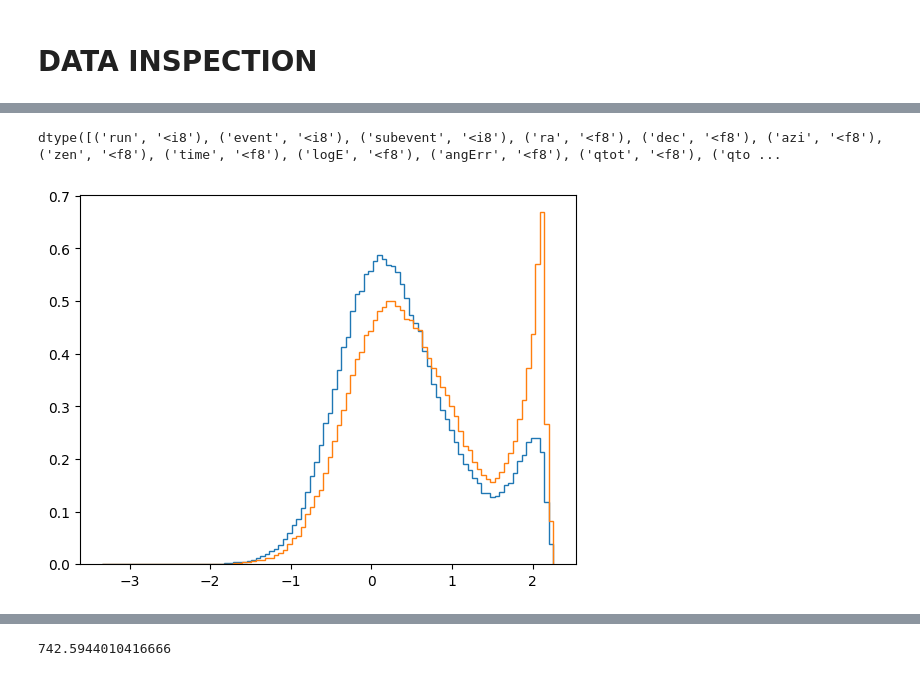
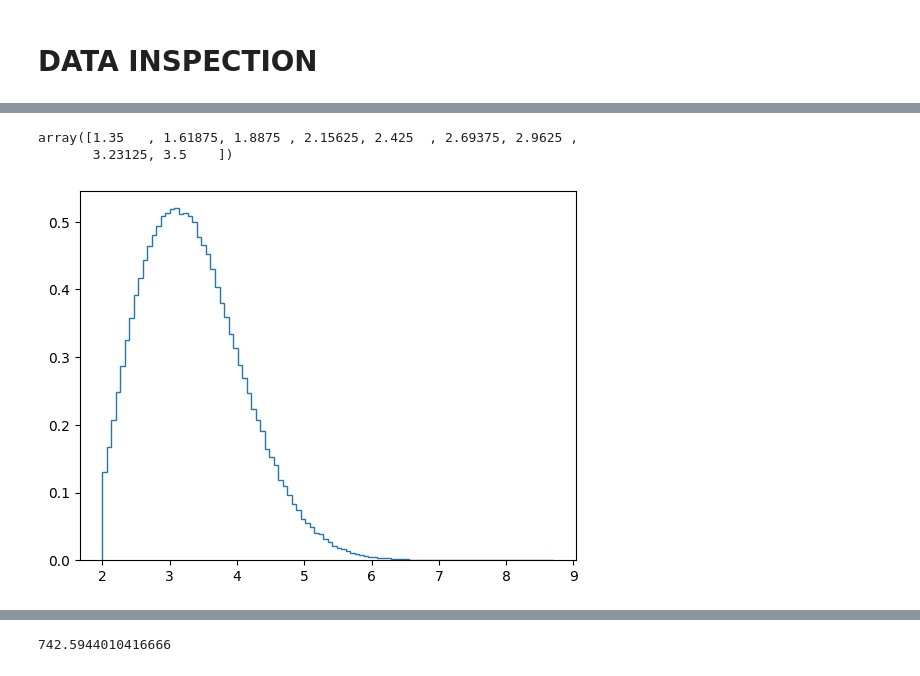
Before and after one commit to MACampana/BinnedTracks, a Jupyter notebook: NEW_BinnedAnalysis.ipynb, the cells around one changed output, grey strips where cells are left out. Saved outputs shown, nothing was run; the diff lists cells and outputs as text; code cells hidden in the pictures.

```diff
--- a/NEW_BinnedAnalysis.ipynb
+++ b/NEW_BinnedAnalysis.ipynb
@@ -1435,12 +1734,18 @@ plt.show()
 # %% [markdown]
 # DATA INSPECTION
 # %%
-#file = 'data/level3/exp/Level3_06272020_exp.npy'
-#data = np.load(file)
+file = 'data/level3/exp/npy/Level3_06272020_exp.npy'
+data3 = np.load(file)
 
-mc2 = np.load('data/level2/sim/npy/Level2_sim_2.npy')
+file = 'data/level2/exp/npy/Level2_06272020_exp.npy'
+data2 = np.load(file)
 
-weights2 = mc2['oneweight'] * mc2['true_energy']**(-2.7)
+file = 'data/level2_5/exp/npy/Level2_5_06272020_exp.npy'
+data25 = np.load(file)
+
+mc = np.load('data/level3/sim/npy/Level3_sim.npy')
+
+weights = mc['oneweight'] * mc['true_energy']**(-2.7)
 # %%
 def weighted_quantile(data, weights, quantile):
     ix = np.argsort(data)
@@ -1479,15 +1773,19 @@ array([1.5051, 1.5493, 1.5761, 1.5963, 1.6125, 1.6261, 1.6382, 1.6493,
 # %%
-data.dtype
+np.linspace(1.35,3.5,9)
 # %% [output]
-dtype([('run', '<i8'), ('event', '<i8'), ('subevent', '<i8'), ('ra', '<f8'), ('dec', '<f8'), ('azi', '<f8'), ('zen', '<f8'), ('time', '<f8'), ('logE', '<f8'), ('angErr', '<f8'), ('qtot', '<f8'), ('qto ...
+array([1.35   , 1.61875, 1.8875 , 2.15625, 2.425  , 2.69375, 2.9625 ,
+       3.23125, 3.5    ])
 # %%
 plt.figure(facecolor='w')
-h, bins, m = plt.hist(np.log10(np.degrees(mc['true_angErr'])), bins=100, histtype='step', weights=weights, density=True)
-plt.hist(np.log10(np.degrees(mc2['true_angErr'])), bins=bins, histtype='step', weights=weights2, density=True)
+h,b,m = plt.hist(np.log10(mc['true_energy']), bins=100, histtype='step', density=True, weights=weights)
+#plt.hist(np.log10(data3['qtot']), bins=b, histtype='step', label='L3', density=True)
+#plt.hist(np.log10(data2['qtot']), bins=b, histtype='step', label='L2', density=True)
 #plt.semilogy()
+#plt.vlines(np.linspace(1.35,3.5,9), 0, 1.0, color='r', linestyle='--')
+#plt.legend()
 plt.show()
 # %% [output]
-[figure, old version]
+[figure, new version]
 # %%
 np.unique(np.digitize(np.log10(data['qtot']), np.array(q_bins).round(4)), return_counts=True)
 # %% [output]
```
Also changed, not shown: parts of 42 cells of this notebook.
